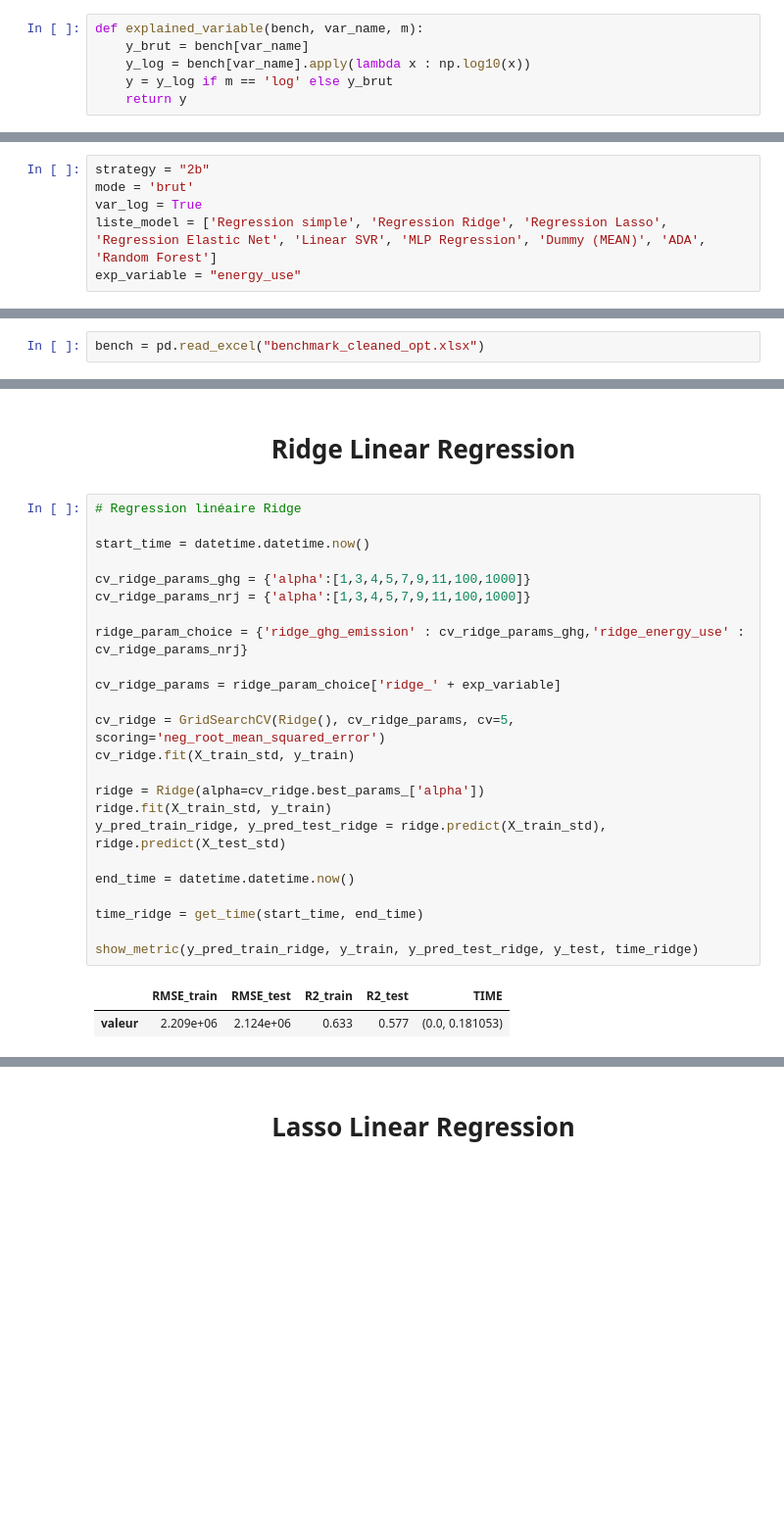
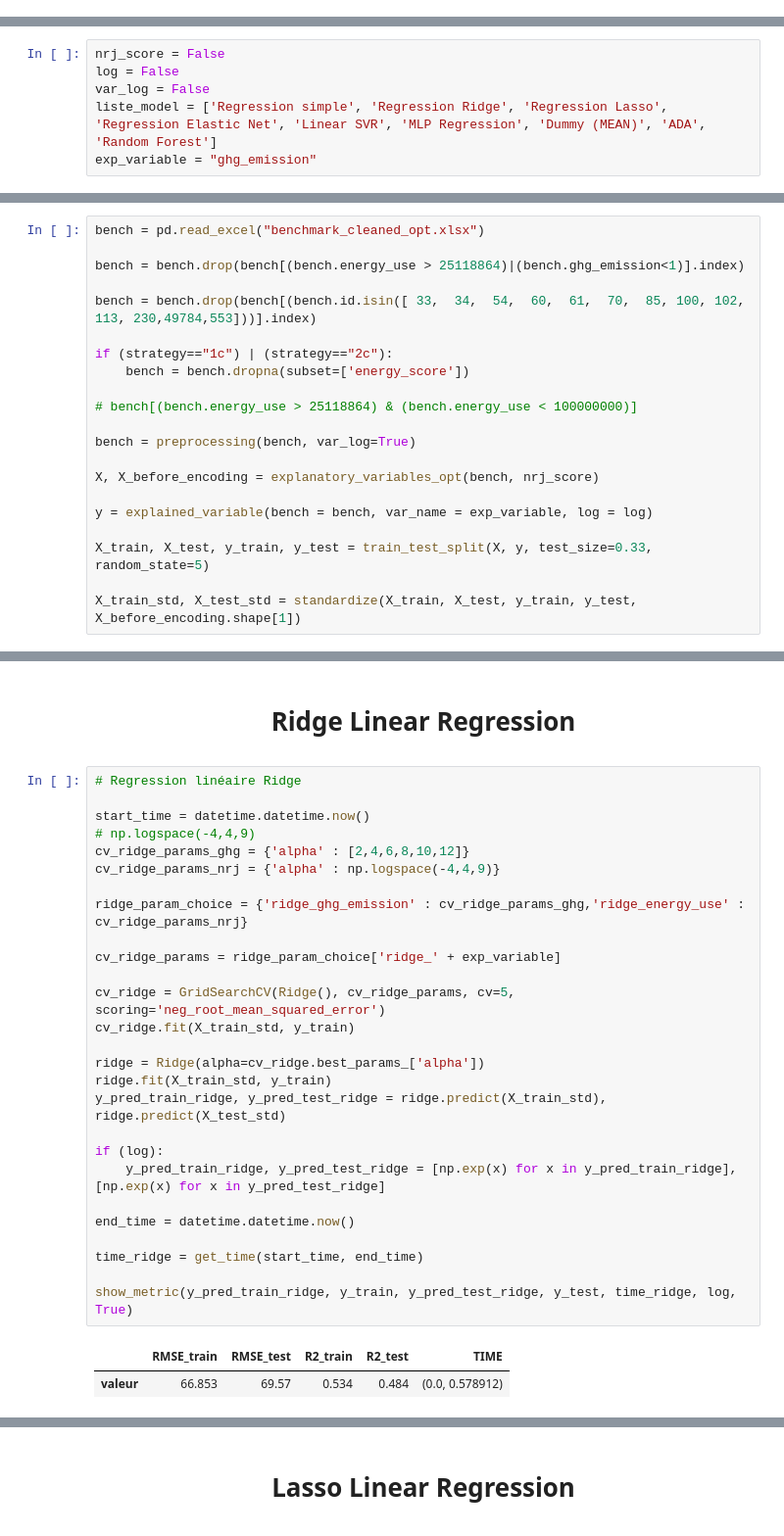
Before and after one commit to datanab/energy-consumption-prediction, a Jupyter notebook: Pélec_02_code.ipynb, the cells around one changed output, grey strips where cells are left out. Shown at 98% size. Cells and saved outputs as stored; diff of their text form; blank space fills up the shorter version.

```diff
--- a/Pélec_02_code.ipynb
+++ b/Pélec_02_code.ipynb
@@ -45,6 +191,0 @@ def preprocessing(bench, var_log):
-# %%
-def explained_variable(bench, var_name, m):
-    y_brut = bench[var_name]
-    y_log = bench[var_name].apply(lambda x : np.log10(x))
-    y = y_log if m == 'log' else y_brut
-    return y
@@ -200,12 +192,31 @@ def show_results(score,typ):
 # %% [markdown]
 # <p style='text-align:center'>Paramètres</p>
 # %%
-strategy = "2b"
-mode = 'brut'
-var_log = True
+nrj_score = False
+log = False
+var_log = False
 liste_model = ['Regression simple', 'Regression Ridge', 'Regression Lasso', 'Regression Elastic Net', 'Linear SVR', 'MLP Regression', 'Dummy (MEAN)', 'ADA', 'Random Forest']
-exp_variable = "energy_use"
+exp_variable = "ghg_emission"
 # %% [markdown]
 # <p style='text-align:center'>Features Engineering OPT </p>
 # %%
 bench = pd.read_excel("benchmark_cleaned_opt.xlsx")
+
+bench = bench.drop(bench[(bench.energy_use > 25118864)|(bench.ghg_emission<1)].index)
+
+bench = bench.drop(bench[(bench.id.isin([ 33,  34,  54,  60,  61,  70,  85, 100, 102, 113, 230,49784,553]))].index)
+
+if (strategy=="1c") | (strategy=="2c"):
+    bench = bench.dropna(subset=['energy_score'])
+
+# bench[(bench.energy_use > 25118864) & (bench.energy_use < 100000000)]
+
+bench = preprocessing(bench, var_log=True)
+
+X, X_before_encoding = explanatory_variables_opt(bench, nrj_score)
+
+y = explained_variable(bench = bench, var_name = exp_variable, log = log)
+
+X_train, X_test, y_train, y_test = train_test_split(X, y, test_size=0.33, random_state=5)
+
+X_train_std, X_test_std = standardize(X_train, X_test, y_train, y_test, X_before_encoding.shape[1])
@@ -291,27 +251,30 @@ show_metric(y_pred_train_simple, y_train, y_pred_test_simple, y_test, time_simpl
 # %%
 # Regression linéaire Ridge
 
 start_time = datetime.datetime.now()
-
-cv_ridge_params_ghg = {'alpha':[1,3,4,5,7,9,11,100,1000]}
-cv_ridge_params_nrj = {'alpha':[1,3,4,5,7,9,11,100,1000]}
+# np.logspace(-4,4,9)
+cv_ridge_params_ghg = {'alpha' : [2,4,6,8,10,12]}
+cv_ridge_params_nrj = {'alpha' : np.logspace(-4,4,9)}
 
 ridge_param_choice = {'ridge_ghg_emission' : cv_ridge_params_ghg,'ridge_energy_use' : cv_ridge_params_nrj}
 
 cv_ridge_params = ridge_param_choice['ridge_' + exp_variable]
 
 cv_ridge = GridSearchCV(Ridge(), cv_ridge_params, cv=5, scoring='neg_root_mean_squared_error')
 cv_ridge.fit(X_train_std, y_train)
 
 ridge = Ridge(alpha=cv_ridge.best_params_['alpha'])
 ridge.fit(X_train_std, y_train)
 y_pred_train_ridge, y_pred_test_ridge = ridge.predict(X_train_std), ridge.predict(X_test_std)
 
+if (log):
+    y_pred_train_ridge, y_pred_test_ridge = [np.exp(x) for x in y_pred_train_ridge],[np.exp(x) for x in y_pred_test_ridge]
+
 end_time = datetime.datetime.now()
 
 time_ridge = get_time(start_time, end_time)
 
-show_metric(y_pred_train_ridge, y_train, y_pred_test_ridge, y_test, time_ridge)
+show_metric(y_pred_train_ridge, y_train, y_pred_test_ridge, y_test, time_ridge, log, True)
 # %% [output]
 |  | RMSE_train | RMSE_test | R2_train | R2_test | TIME |
-| valeur | 2.209e+06 | 2.124e+06 | 0.633 | 0.577 | (0.0, 0.181053) |
+| valeur | 66.853 | 69.57 | 0.534 | 0.484 | (0.0, 0.578912) |
```
Also changed, not shown: parts of 72 cells of this notebook, 1 other file.
